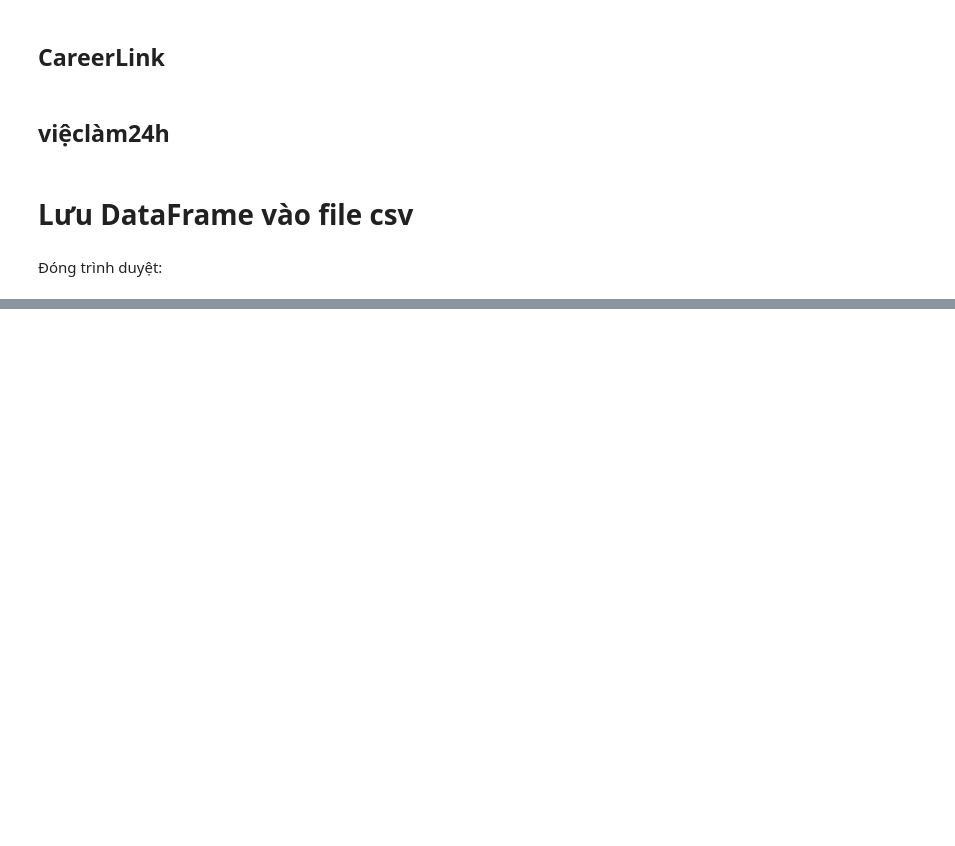
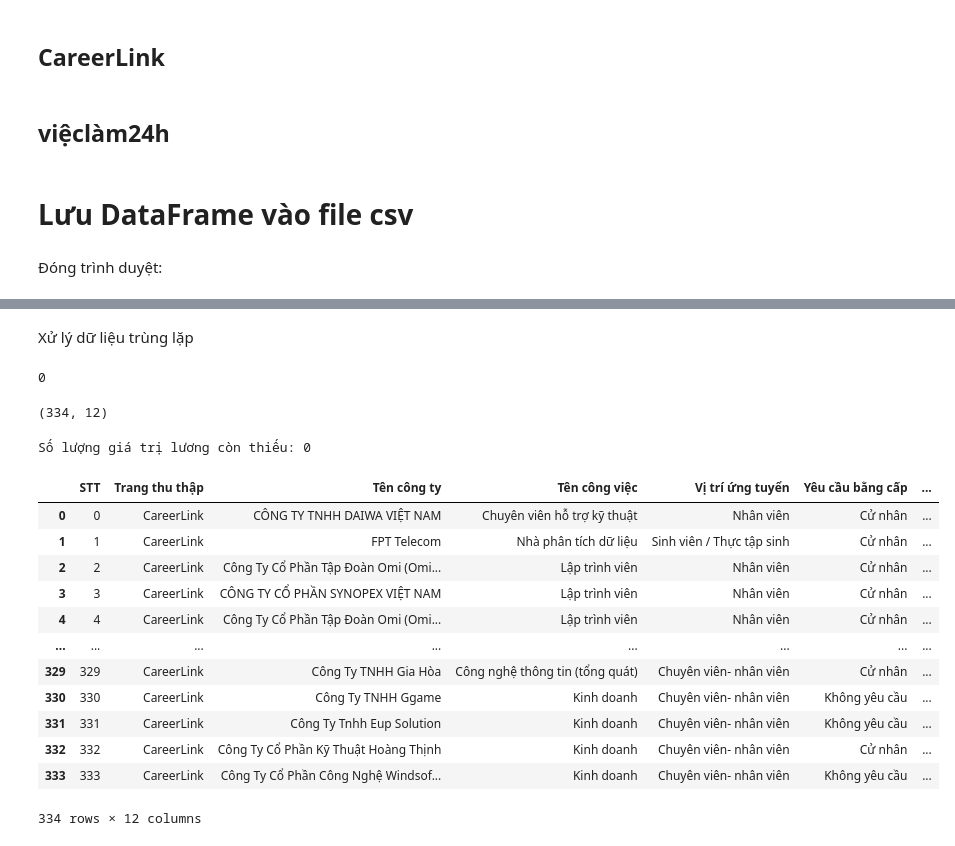
Before and after one commit to AnhDuy441/Final-Project-Data-Science, a Jupyter notebook: source.ipynb, the cells around one changed output, grey strips where cells are left out. Cells and saved outputs as stored; diff of their text form; code cells hidden in the pictures; blank space fills up the shorter version.

```diff
--- a/source.ipynb
+++ b/source.ipynb
@@ -476,0 +485,4 @@ driver.quit()
+# %%
+# Đọc dữ liệu từ tệp CSV
+df = pd.read_csv('job_data.csv')
+df.head()
@@ -476,0 +576,3 @@ driver.quit()
+# %%
+# Loại bỏ giá trị lương bị trống hoặc bằng 0
+df_filtered = df[(df['Lương tối thiểu'] > 0) & (df['Lương tối đa'] > 0)]
@@ -476,0 +613,58 @@ driver.quit()
+# %% [markdown]
+Xử lý dữ liệu trùng lặp
+# %%
+df.duplicated().sum()
+# %% [output]
+0
+# %%
+df = df.drop_duplicates()
+df.shape
+# %% [output]
+(334, 12)
+# %%
+# Tính median theo tổ hợp nhóm các yếu tố
+median_by_groups = df_filtered.groupby(
+    ['Vị trí ứng tuyển', 'Yêu cầu bằng cấp', 'Yêu cầu kinh nghiệm', 'Địa điểm']
+)['Lương tối thiểu'].median().reset_index()
+
+# Chuyển đổi thành từ điển để ánh xạ nhanh
+group_median_dict = median_by_groups.set_index(
+    ['Vị trí ứng tuyển', 'Yêu cầu bằng cấp', 'Yêu cầu kinh nghiệm', 'Địa điểm']
+)['Lương tối thiểu'].to_dict()
+
+# Hàm điền giá trị lương tối thiểu
+def group_based_imputation(row):
+    if pd.notna(row['Lương tối thiểu']) and row['Lương tối thiểu'] > 0:
+        return row['Lương tối thiểu']  # Giữ nguyên nếu lương tối thiểu đã hợp lệ
+
+    # Ánh xạ tổ hợp các yếu tố để điền lương tối thiểu
+    key = (row['Vị trí ứng tuyển'], row['Yêu cầu bằng cấp'], row['Yêu cầu kinh nghiệm'], row['Địa điểm'])
+    if key in group_median_dict:
+        return group_median_dict[key]
+
+    # Nếu không có trong nhóm, điền bằng median toàn cục
+    return df_filtered['Lương tối thiểu'].median()
+
+# Áp dụng hàm
+df['Lương tối thiểu'] = df.apply(group_based_imputation, axis=1)
+
+# Kiểm tra số lượng lương còn thiếu
+print("Số lượng giá trị lương còn thiếu:", df['Lương tối thiểu'].isna().sum())
+# %% [output]
+Số lượng giá trị lương còn thiếu: 0
+# %%
+df
+# %% [output]
+|  | STT | Trang thu thập | Tên công ty | Tên công việc | Vị trí ứng tuyển | Yêu cầu bằng cấp | ... |
+| 0 | 0 | CareerLink | CÔNG TY TNHH DAIWA VIỆT NAM | Chuyên viên hỗ trợ kỹ thuật | Nhân viên | Cử nhân | ... |
+| 1 | 1 | CareerLink | FPT Telecom | Nhà phân tích dữ liệu | Sinh viên / Thực tập sinh | Cử nhân | ... |
+| 2 | 2 | CareerLink | Công Ty Cổ Phần Tập Đoàn Omi (Omi... | Lập trình viên | Nhân viên | Cử nhân | ... |
+| 3 | 3 | CareerLink | CÔNG TY CỔ PHẦN SYNOPEX VIỆT NAM | Lập trình viên | Nhân viên | Cử nhân | ... |
+| 4 | 4 | CareerLink | Công Ty Cổ Phần Tập Đoàn Omi (Omi... | Lập trình viên | Nhân viên | Cử nhân | ... |
+| ... | ... | ... | ... | ... | ... | ... | ... |
+| 329 | 329 | CareerLink | Công Ty TNHH Gia Hòa | Công nghệ thông tin (tổng quát) | Chuyên viên- nhân viên | Cử nhân | ... |
+| 330 | 330 | CareerLink | Công Ty TNHH Ggame | Kinh doanh | Chuyên viên- nhân viên | Không yêu cầu | ... |
+| 331 | 331 | CareerLink | Công Ty Tnhh Eup Solution | Kinh doanh | Chuyên viên- nhân viên | Không yêu cầu | ... |
+| 332 | 332 | CareerLink | Công Ty Cổ Phần Kỹ Thuật Hoàng Thịnh | Kinh doanh | Chuyên viên- nhân viên | Cử nhân | ... |
+| 333 | 333 | CareerLink | Công Ty Cổ Phần Công Nghệ Windsof... | Kinh doanh | Chuyên viên- nhân viên | Không yêu cầu | ... |
+334 rows × 12 columns
```
Also changed, not shown: parts of 12 cells of this notebook.
